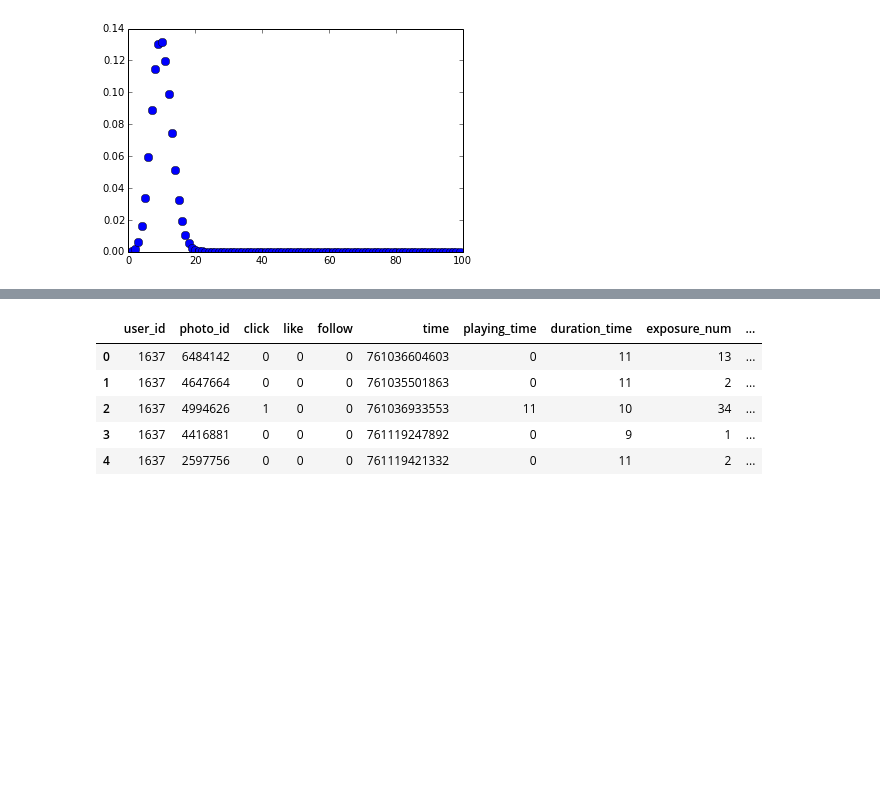
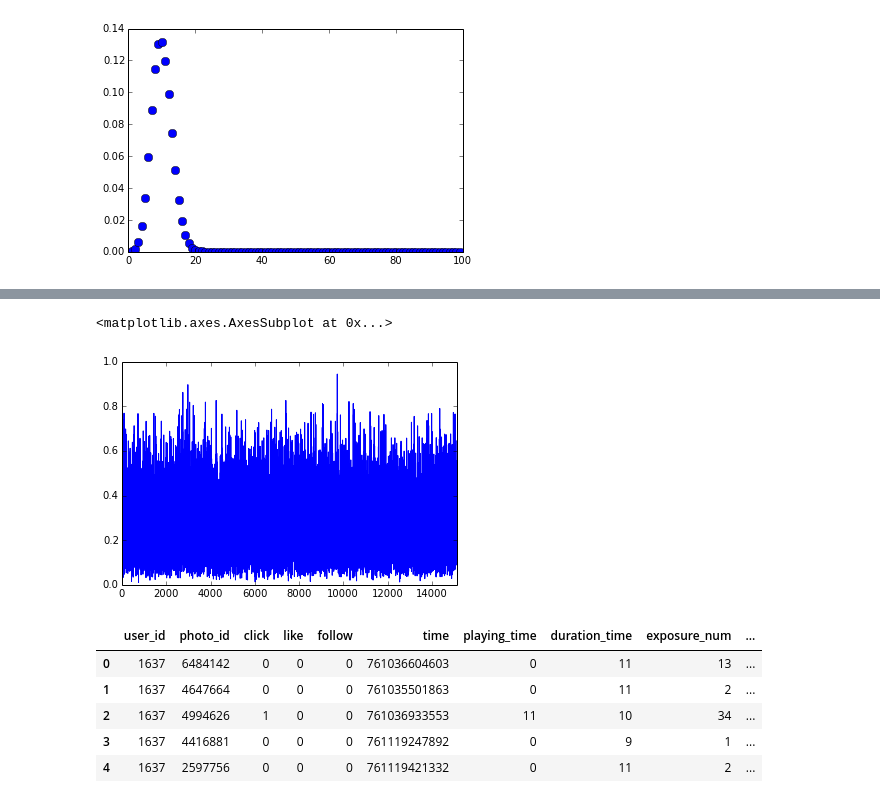
Before and after one commit to kitianFresh/kuaishou, a Jupyter notebook: features/eda2.ipynb, the cells around one changed output, grey strips where cells are left out. Saved outputs shown, nothing was run; the diff lists cells and outputs as text; code cells hidden in the pictures; blank space fills up the shorter version.

```diff
--- a/features/eda2.ipynb
+++ b/features/eda2.ipynb
@@ -731,3 +869,8 @@ users.head()
+# %%
+users['smooth_ctr'].plot()
+# %% [output]
+<matplotlib.axes.AxesSubplot at 0x...>
+[figure, added]
 # %%
 user_item_train.head()
 # %% [output]
```
Also changed, not shown: parts of 8 cells of this notebook, 3 other files.
